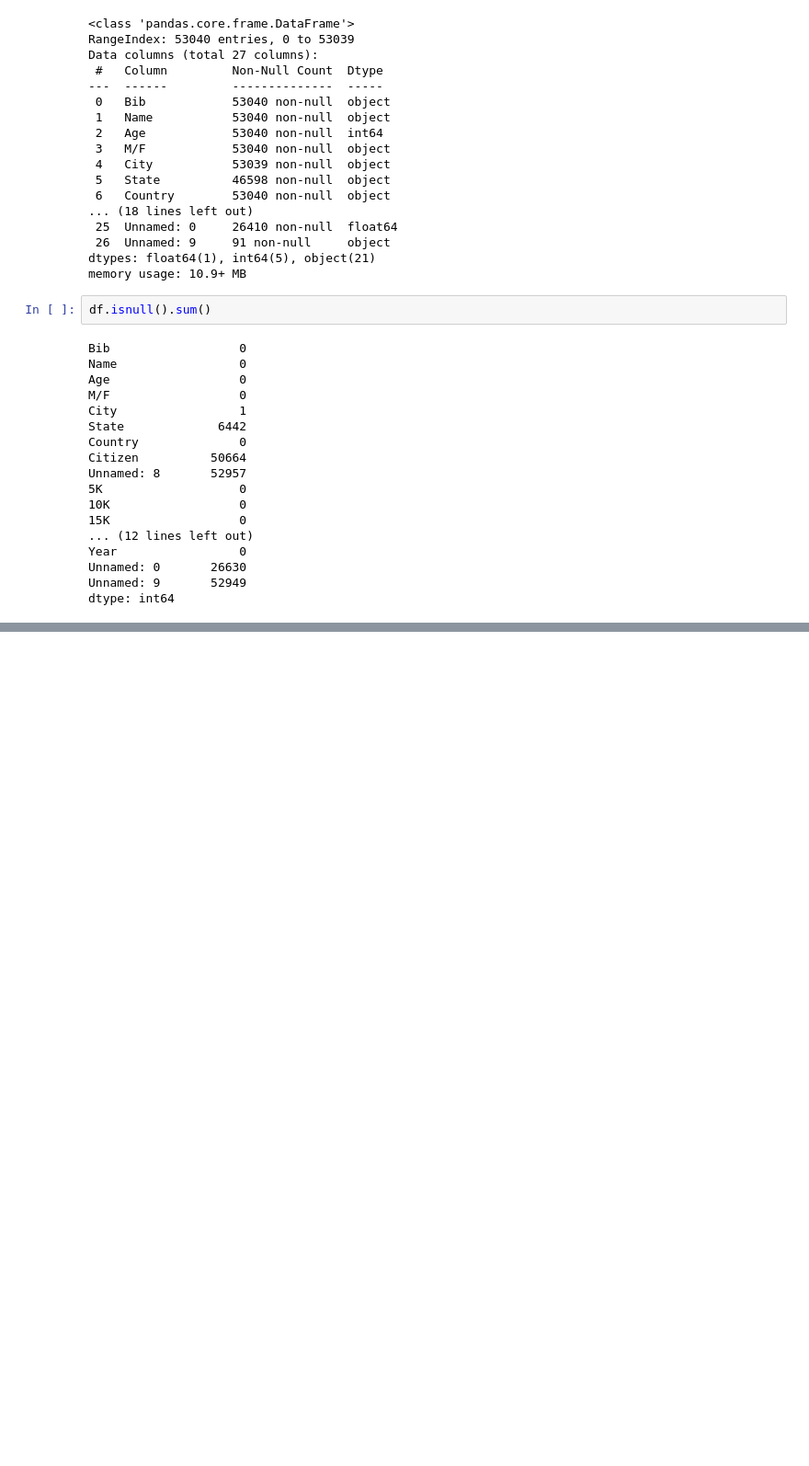
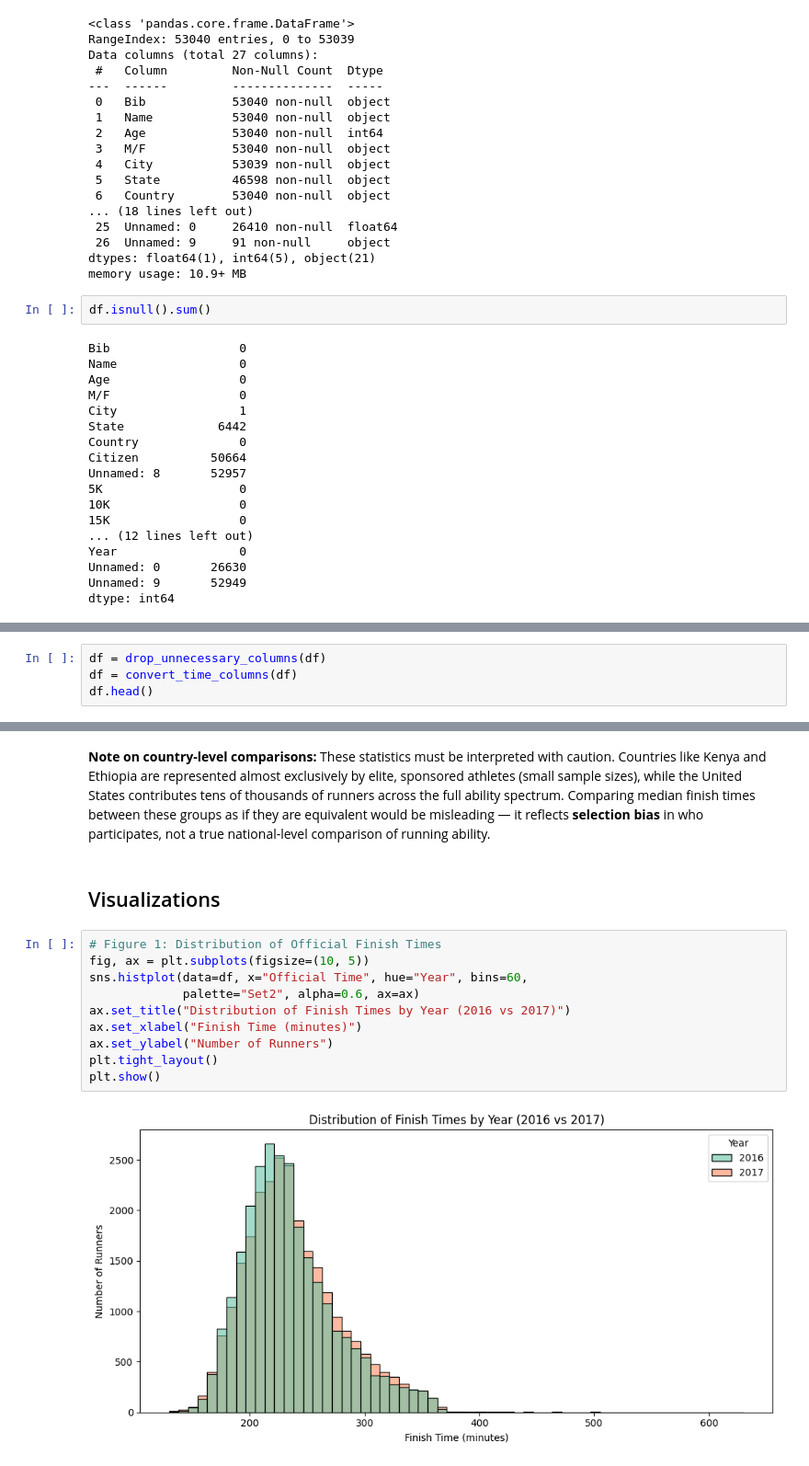
Before and after one commit to rojour/ai-programming-foundations-project, a Jupyter notebook: data_workflow.ipynb, the cells around one changed output, grey strips where cells are left out. Shown at 92% size. Saved outputs shown, nothing was run; the diff lists cells and outputs as text; blank space fills up the shorter version.

Commit message:
added visualizations to notebook

```diff
--- a/data_workflow.ipynb
+++ b/data_workflow.ipynb
@@ -74,0 +127,4 @@ dtype: int64
+# %%
+df = drop_unnecessary_columns(df)
+df = convert_time_columns(df)
+df.head()
@@ -74,0 +191,16 @@ dtype: int64
+# %% [markdown]
+**Note on country-level comparisons:** These statistics must be interpreted with caution. Countries like Kenya and Ethiopia are represented almost exclusively by elite, sponsored athletes (small sample sizes), while the United States contributes tens of thousands of runners across the full ability spectrum. Comparing median finish times between these groups as if they are equivalent would be misleading — it reflects **selection bias** in who participates, not a true national-level comparison of running ability.
+# %% [markdown]
+## Visualizations
+# %%
+# Figure 1: Distribution of Official Finish Times
+fig, ax = plt.subplots(figsize=(10, 5))
+sns.histplot(data=df, x="Official Time", hue="Year", bins=60,
+             palette="Set2", alpha=0.6, ax=ax)
+ax.set_title("Distribution of Finish Times by Year (2016 vs 2017)")
+ax.set_xlabel("Finish Time (minutes)")
+ax.set_ylabel("Number of Runners")
+plt.tight_layout()
+plt.show()
+# %% [output]
+[figure, added]
```
Also changed, not shown: parts of 13 cells of this notebook.
